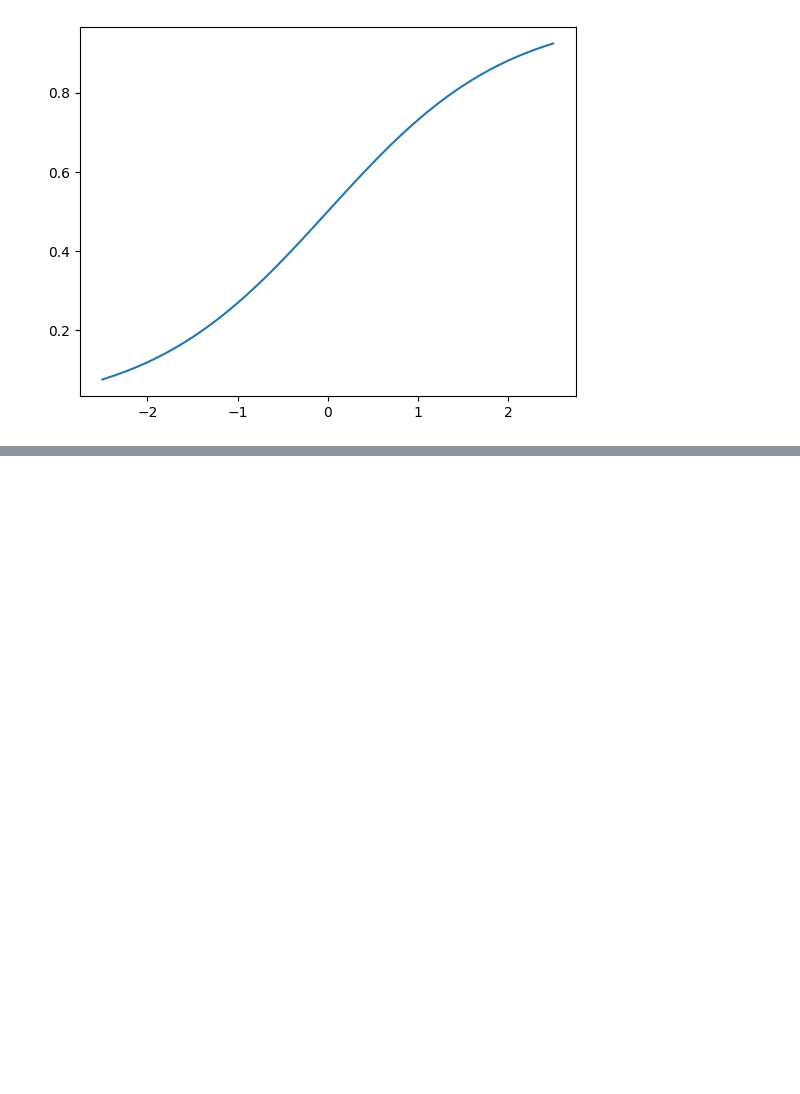
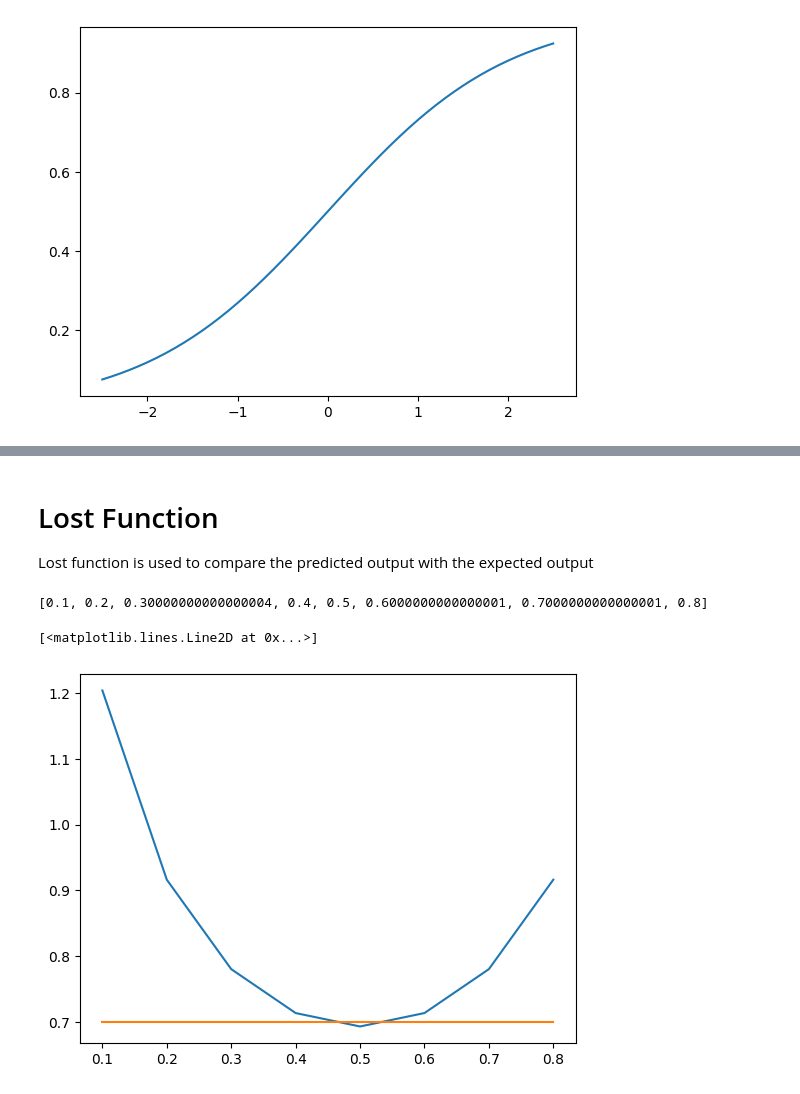
Before and after one commit to M-Jeyakumar/Learnings, a Jupyter notebook: iris_classification.ipynb, the cells around one changed output, grey strips where cells are left out. Drawn from its saved outputs; the diff is of its cells as text; code cells hidden in the pictures; blank space fills up the shorter version.

Commit message:
added prediction and loss functions

```diff
--- a/iris_classification.ipynb
+++ b/iris_classification.ipynb
@@ -99,0 +111,18 @@ plt.plot(x,y)
+# %% [markdown]
+# Lost Function
+Lost function is used to compare the predicted output with the expected output
+# %%
+def loss(y_train,y_predicted):
+  return -(y_train * math.log(y_predicted) + (1-y_train) * math.log((1-y_predicted)))
+# %%
+y_train = 0.5
+x = [i*0.1 for i in range(1,9)]
+print(x)
+y = [loss(y_train,yp) for yp in x]
+
+plt.plot(x,y)
+plt.plot(x,[0.7]*len(x))
+# %% [output]
+[0.1, 0.2, 0.30000000000000004, 0.4, 0.5, 0.6000000000000001, 0.7000000000000001, 0.8]
+[<matplotlib.lines.Line2D at 0x...>]
+[figure, added]
```
Also changed, not shown: parts of 2 cells of this notebook.
